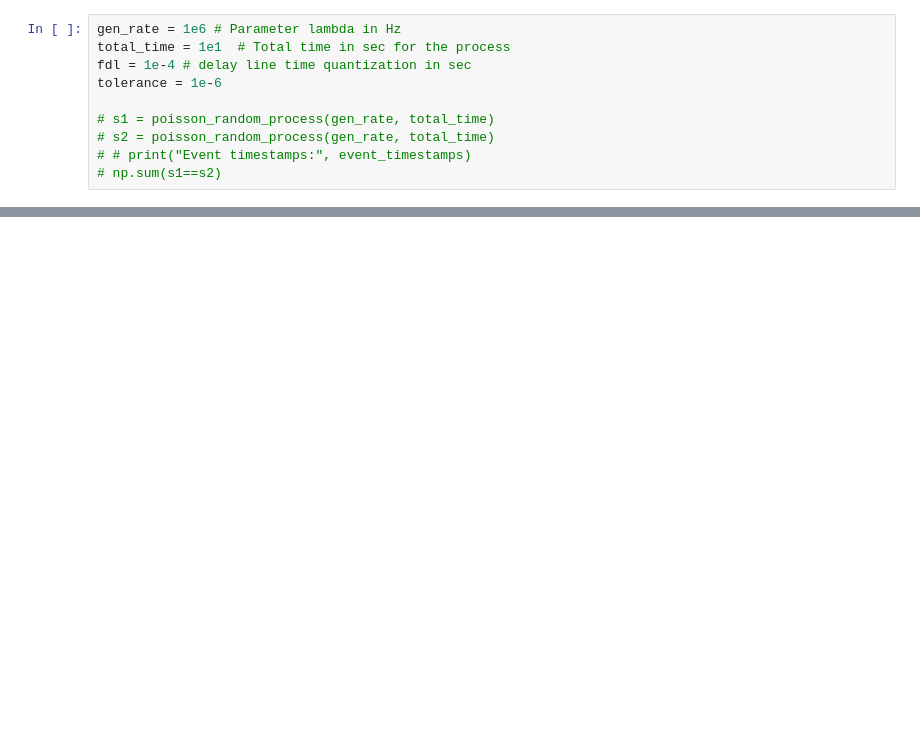
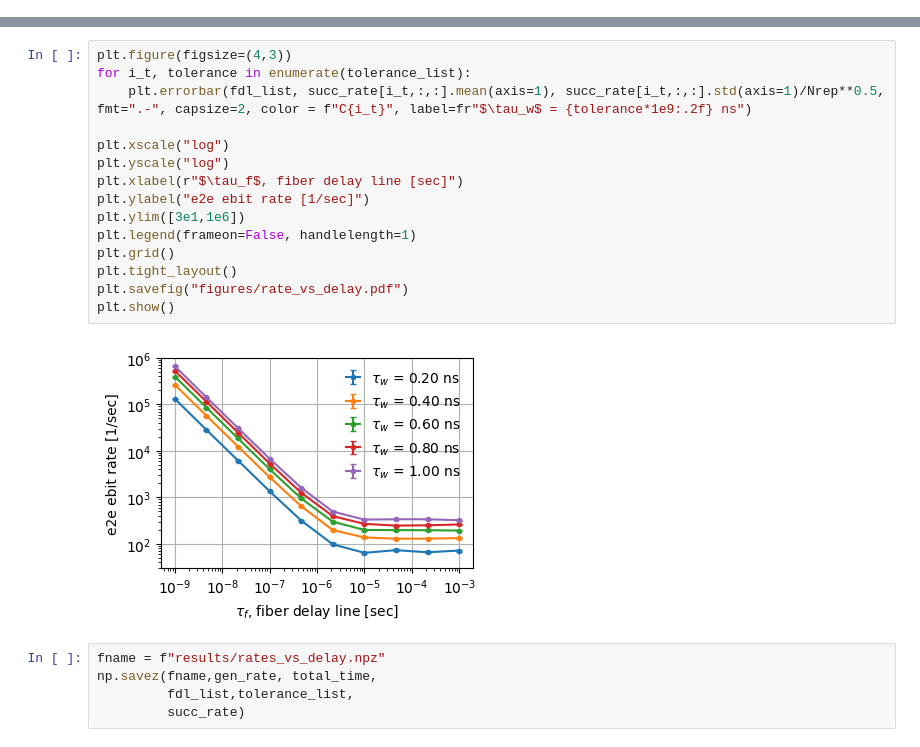
Before and after one commit to hassan-shap/QswitchNet, a Jupyter notebook: switch-FDL.ipynb, the cells around one changed output, grey strips where cells are left out. Cells and saved outputs as stored; diff of their text form; blank space fills up the shorter version.

Commit message:
ebit gen 3 types

```diff
--- a/switch-FDL.ipynb
+++ b/switch-FDL.ipynb
@@ -17,15 +18,5 @@ def poisson_random_process(lmbda, total_time):
     event_times = np.cumsum(np.random.exponential(1 / lmbda, num_events))
     event_times = event_times[event_times < total_time]
     return event_times
-# %%
-gen_rate = 1e6 # Parameter lambda in Hz
-total_time = 1e1  # Total time in sec for the process
-fdl = 1e-4 # delay line time quantization in sec
-tolerance = 1e-6
-
-# s1 = poisson_random_process(gen_rate, total_time)
-# s2 = poisson_random_process(gen_rate, total_time)
-# # print("Event timestamps:", event_timestamps)
-# np.sum(s1==s2)
 # %%
 gen_rate = 1e6 # Parameter lambda in Hz
@@ -94,0 +107,22 @@ for _ in range(Nrep):
+# %%
+plt.figure(figsize=(4,3))
+for i_t, tolerance in enumerate(tolerance_list):
+    plt.errorbar(fdl_list, succ_rate[i_t,:,:].mean(axis=1), succ_rate[i_t,:,:].std(axis=1)/Nrep**0.5, fmt=".-", capsize=2, color = f"C{i_t}", label=fr"$\tau_w$ = {tolerance*1e9:.2f} ns")
+
+plt.xscale("log")
+plt.yscale("log")
+plt.xlabel(r"$\tau_f$, fiber delay line [sec]")
+plt.ylabel("e2e ebit rate [1/sec]")
+plt.ylim([3e1,1e6])
+plt.legend(frameon=False, handlelength=1)
+plt.grid()
+plt.tight_layout()
+plt.savefig("figures/rate_vs_delay.pdf")
+plt.show()
+# %% [output]
+[figure, added]
+# %%
+fname = f"results/rates_vs_delay.npz"
+np.savez(fname,gen_rate, total_time,
+         fdl_list,tolerance_list,
+         succ_rate)
```
Also changed, not shown: parts of 19 cells of this notebook, 17 other files.
